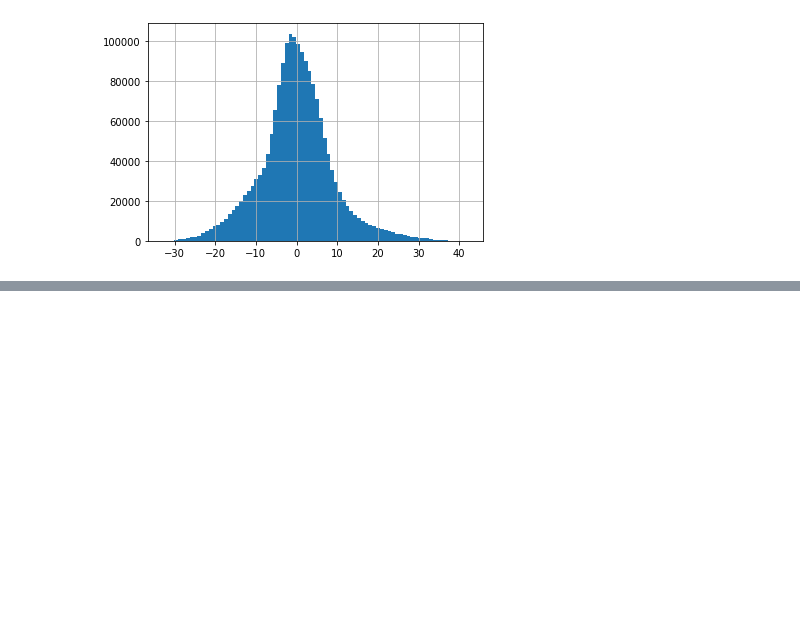
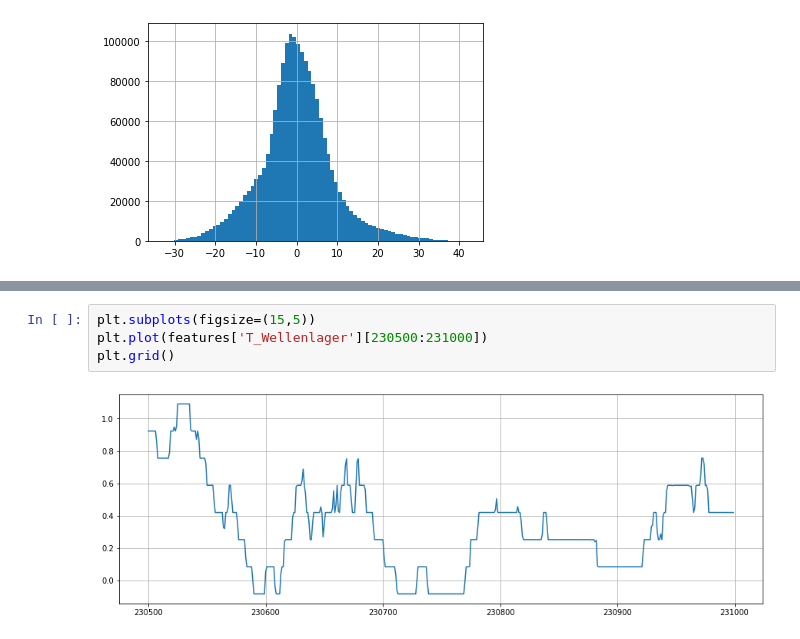
Before and after one commit to meetshrihari/One-Class_SVM_ML, a Jupyter notebook: SCADA_Preprocessing.ipynb, the cells around one changed output, grey strips where cells are left out. Drawn from its saved outputs; the diff is of its cells as text; blank space fills up the shorter version.

```diff
--- a/SCADA_Preprocessing.ipynb
+++ b/SCADA_Preprocessing.ipynb
@@ -304,0 +178,6 @@ good_matrix.head()
+# %%
+plt.subplots(figsize=(15,5))
+plt.plot(features['T_Wellenlager'][230500:231000])
+plt.grid()
+# %% [output]
+[figure, added]
```
Also changed, not shown: parts of 30 cells of this notebook, 1 other file.
